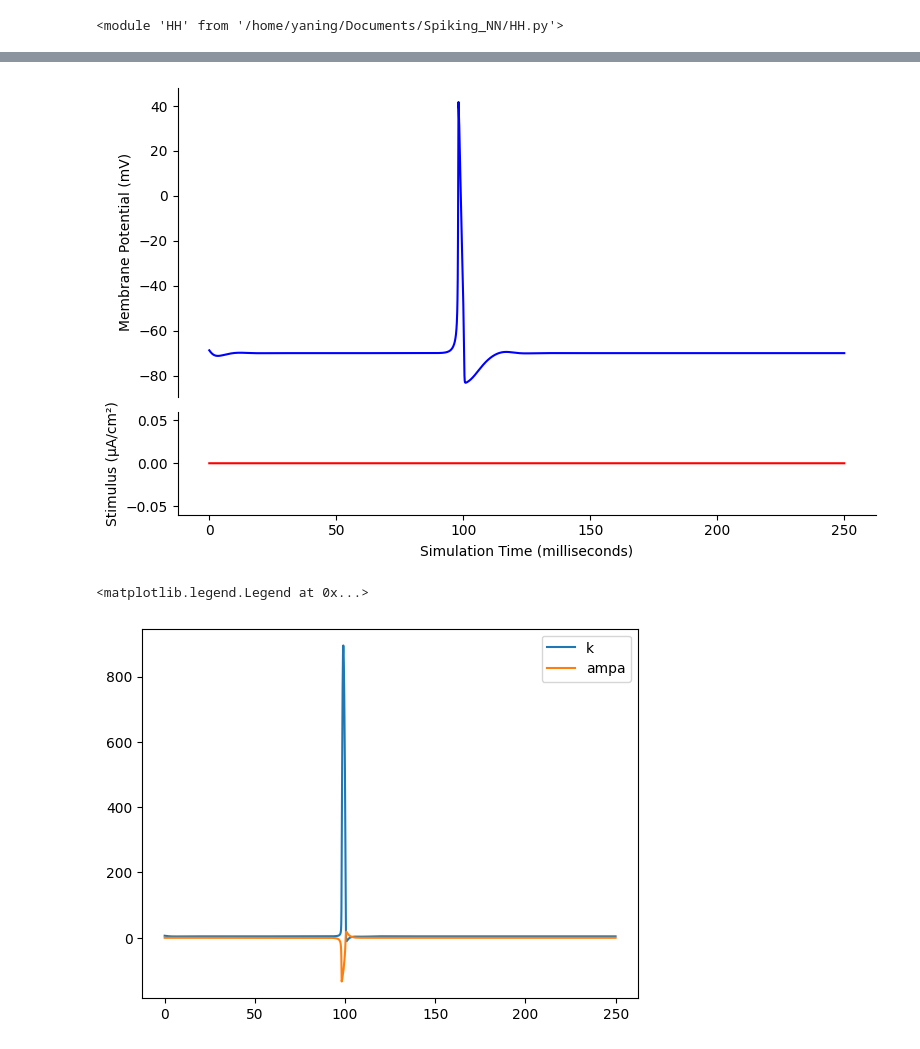
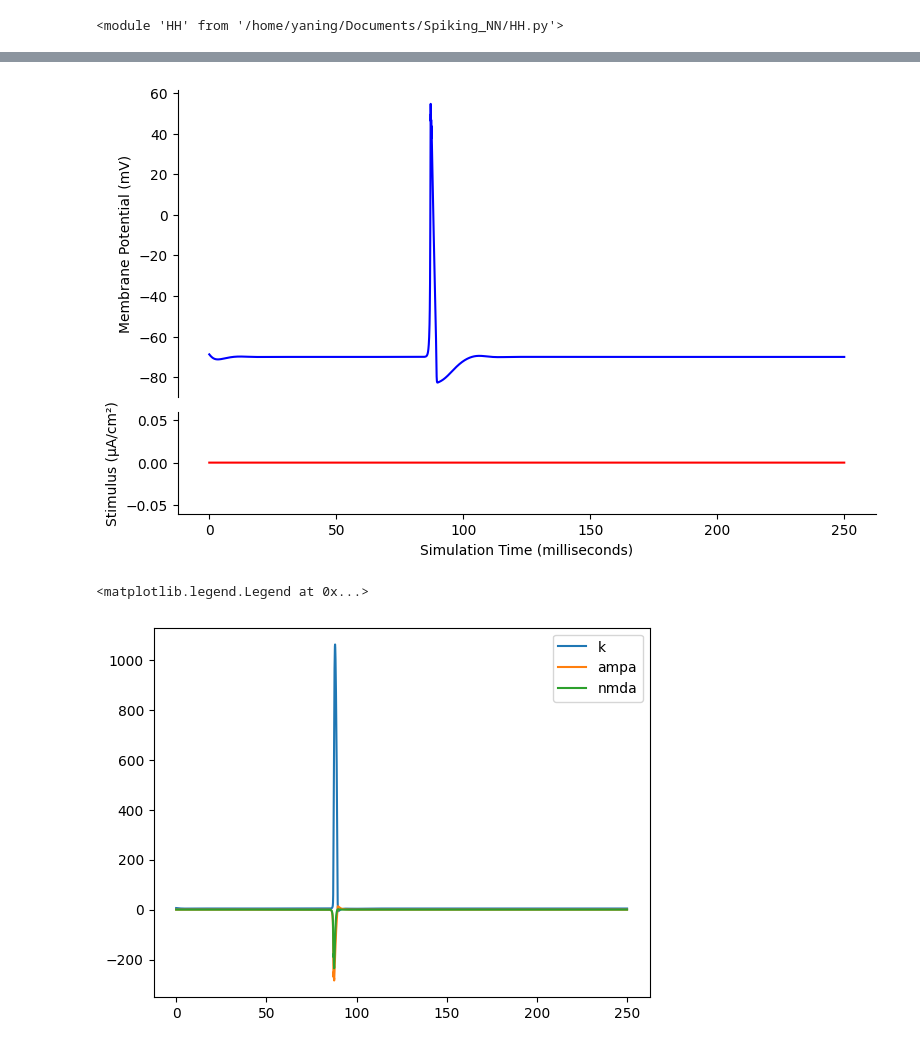
Before and after one commit to hhsherlock/Spiking_NN, a Jupyter notebook: run.ipynb, the cells around one changed output, grey strips where cells are left out. Cells and saved outputs as stored; diff of their text form; code cells hidden in the pictures.

Commit message:
added NMDA receptor

```diff
--- a/run.ipynb
+++ b/run.ipynb
@@ -29,10 +29,12 @@ times = np.arange(pointCount) * deltaTms #record the actual time
 stim = np.zeros(pointCount)
 # no injection current because the ampa current will be the injection current
 stim[1500:4000] = 0  # create a square pulse
+mg = 0.01
 
 # presynapse firing
 first_pre_firing = list(range(500, 521))
-second_pre_firing = list(range(1500, 2000))
+second_pre_firing = list(range(1500, 1750))
+third_pre_firing = list(range(2500, 2750))
 tsp_pre = first_pre_firing + second_pre_firing
 # %%
 tsp_pre
@@ -62,14 +64,20 @@ leaky_channel = HH.Voltage_Leak(Vm)
 # because I am using factory, so the initialised values stay the same
 # even the below line runs again
 ampa_receptor = HH.LigandGatedChannelFactory.create_AMPA(Vm)
+nmda_receptor = HH.LigandGatedChannelFactory.create_NMDA(Vm)
 
 na_currents = []
 k_currents = []
 leak_currents = []
 ampa_currents = []
+nmda_currents = []
+na_gps = []
 ampa_gps = []
+nmda_gps = []
+
 
 include_ampa = 1
+include_nmda = 1
 
 for i in range(len(times)):
 
@@ -78,7 +86,12 @@ for i in range(len(times)):
 
     if include_ampa:
         ampa_receptor.update_gP(i, deltaTms, tsp_pre)
+
+    if include_nmda:
+        nmda_receptor.update_gP(i, deltaTms, tsp_pre, mg)
     ampa_gps.append(ampa_receptor.gP)
+    na_gps.append(sodium_channel.gP)
+    nmda_gps.append(nmda_receptor.gP)
     # # get the currents
     # INa = sodium_channel.current()
     # IK = potassium_channel.current()
@@ -98,11 +111,18 @@ for i in range(len(times)):
             Iampa = ampa_receptor.current()
             ampa_currents.append(Iampa)
         else:
-            Iampa = 1
+            Iampa = 0
+
+        if include_nmda:
+            Inmda = nmda_receptor.current()
+            nmda_currents.append(Inmda)
+        else:
+            Inmda = 0
+
 
 
         # check for over or underflow
-        if any(current > 1e10 for current in [INa, IK, Ileak, Iampa]):
+        if any(current > 1e10 for current in [INa, IK, Ileak, Iampa, Inmda]):
             raise OverflowError("overflowed")
 
     except OverflowError as m:
@@ -116,6 +136,7 @@ for i in range(len(times)):
     IK = IK if abs(IK) >= threshold else 0
     Ileak = Ileak if abs(Ileak) >= threshold else 0
     Iampa = Iampa if abs(Iampa) >= threshold else 0
+    Inmda = Inmda if abs(Inmda) >= threshold else 0
 
 
     na_currents.append(INa)
@@ -129,14 +150,15 @@ for i in range(len(times)):
     # print(f"Ileak is {Ileak}")
     # if include_ampa:
     #     print(f"Iampa is {Iampa}")
+    # print(f"Inmda is {Inmda}")
 
     # print("\n")
 
     # sum the currents
-    if include_ampa:
-        Isum = stim[i] - INa - IK - Ileak -Iampa
+    if include_nmda:
+        Isum = stim[i] - INa - IK - Ileak -Iampa - Inmda
     else:
-        Isum = stim[i] - INa - IK - Ileak
+        Isum = stim[i] - INa - IK - Ileak - Iampa
 
     Vm += deltaTms * Isum / Cm
 
@@ -147,13 +169,15 @@ for i in range(len(times)):
     potassium_channel.Vm = Vm
     leaky_channel.Vm = Vm
 
-    if include_ampa:
+    if include_ampa and include_nmda:
         ampa_receptor.Vm = Vm
+        nmda_receptor.Vm = Vm
 
         # when post synaptic fires weight updates
         if i >= 2:
             if voltages[i-2] <= voltages[i-1] and voltages[i-1] >= voltages[i]:
                 ampa_receptor.update_w(i)
+                nmda_receptor.update_w(i)
                 print(f"this is activated at {i}")
 # %% [output]
 this is activated at 244
@@ -201,13 +230,14 @@ plt.tight_layout()
 # plt.savefig("dev/concept4.png")
 plt.show()
 # %% [output]
-[figure, old version]
+[figure, new version]
 # %%
 # plt.plot(times, leak_currents, label="leaky")
 plt.plot(times, k_currents, label="k")
 # plt.plot(times, na_currents, label="na")
 plt.plot(times, ampa_currents, label="ampa")
+plt.plot(times, nmda_currents, label="nmda")
 plt.legend()
 # %% [output]
 <matplotlib.legend.Legend at 0x...>
-[figure, old version]
+[figure, new version]
```
Also changed, not shown: parts of 6 cells of this notebook, 2 other files.
